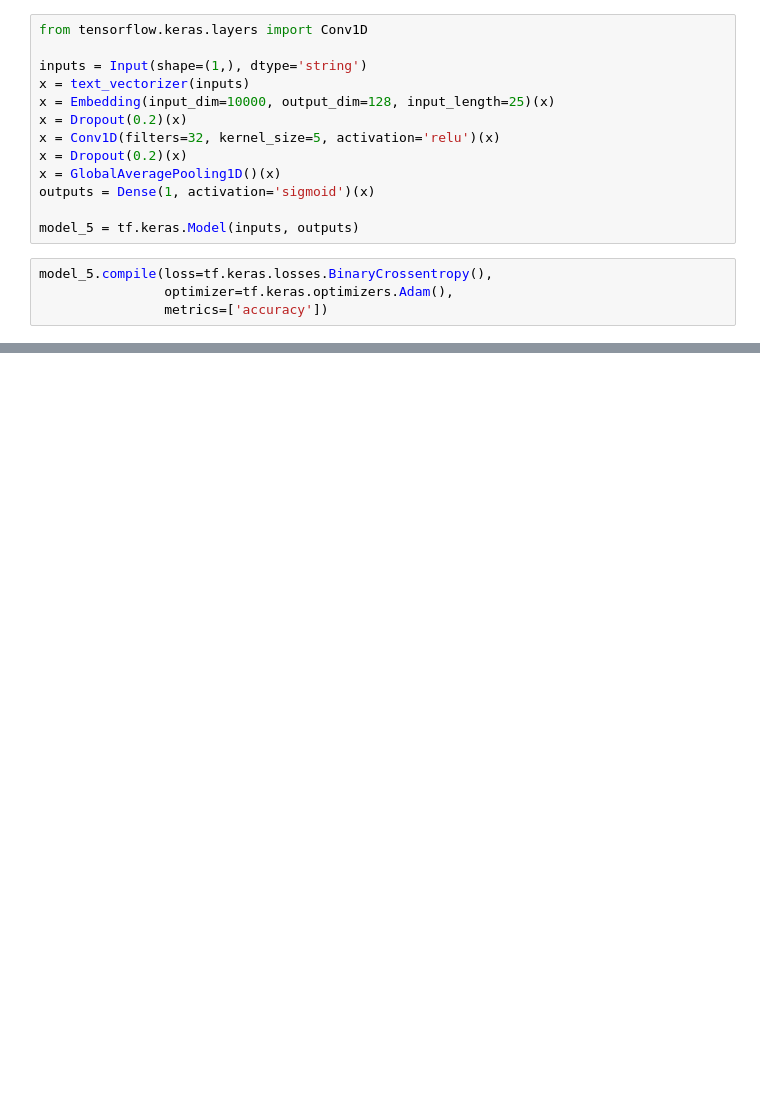
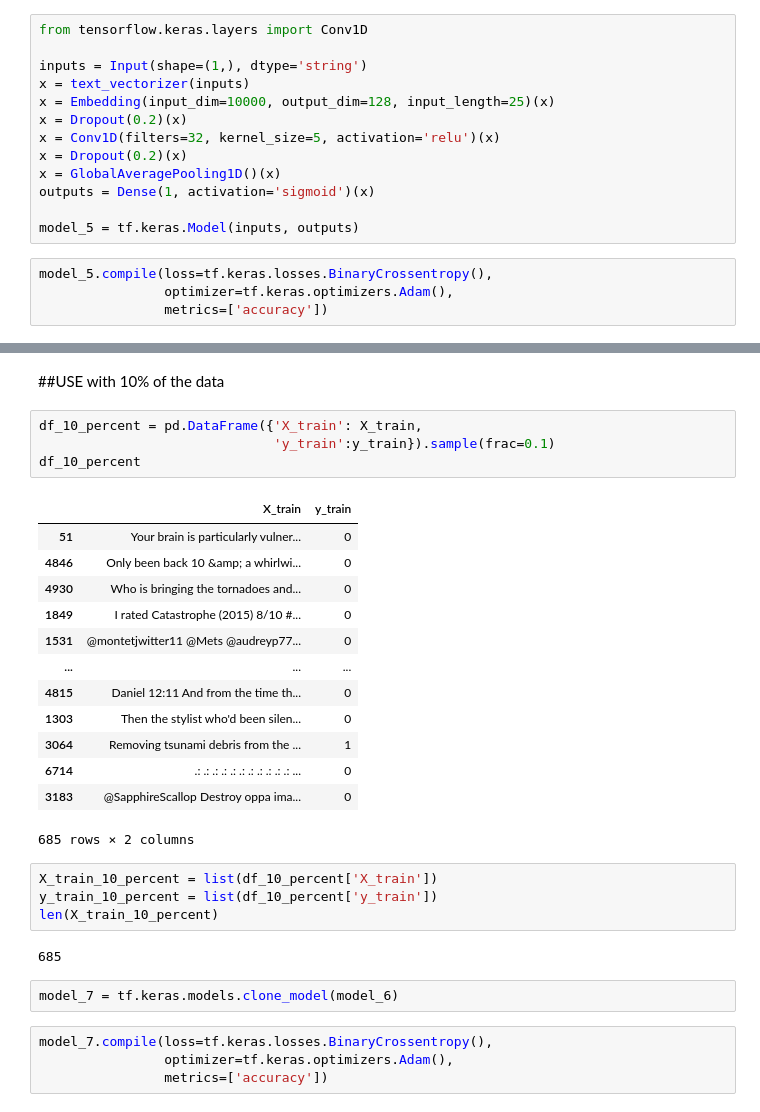
Before and after one commit to yiwenwangANU/Machine_Learning, a Jupyter notebook: 08_Introduction_to_NLP.ipynb, the cells around one changed output, grey strips where cells are left out. Drawn from its saved outputs; the diff is of its cells as text; blank space fills up the shorter version.

```diff
--- a/08_Introduction_to_NLP.ipynb
+++ b/08_Introduction_to_NLP.ipynb
@@ -532,0 +711,32 @@ Epoch 5/5
+# %% [markdown]
+##USE with 10% of the data
+# %%
+df_10_percent = pd.DataFrame({'X_train': X_train,
+                              'y_train':y_train}).sample(frac=0.1)
+df_10_percent
+# %% [output]
+|  | X_train | y_train |
+| 51 | Your brain is particularly vulner... | 0 |
+| 4846 | Only been back 10 &amp; a whirlwi... | 0 |
+| 4930 | Who is bringing the tornadoes and... | 0 |
+| 1849 | I rated Catastrophe (2015) 8/10 #... | 0 |
+| 1531 | @montetjwitter11 @Mets @audreyp77... | 0 |
+| ... | ... | ... |
+| 4815 | Daniel 12:11 And from the time th... | 0 |
+| 1303 | Then the stylist who'd been silen... | 0 |
+| 3064 | Removing tsunami debris from the ... | 1 |
+| 6714 | .: .: .: .: .: .: .: .: .: .: .: ... | 0 |
+| 3183 | @SapphireScallop Destroy oppa ima... | 0 |
+685 rows × 2 columns
+# %%
+X_train_10_percent = list(df_10_percent['X_train'])
+y_train_10_percent = list(df_10_percent['y_train'])
+len(X_train_10_percent)
+# %% [output]
+685
+# %%
+model_7 = tf.keras.models.clone_model(model_6)
+# %%
+model_7.compile(loss=tf.keras.losses.BinaryCrossentropy(),
+                optimizer=tf.keras.optimizers.Adam(),
+                metrics=['accuracy'])
```
Also changed, not shown: parts of 53 cells of this notebook.
